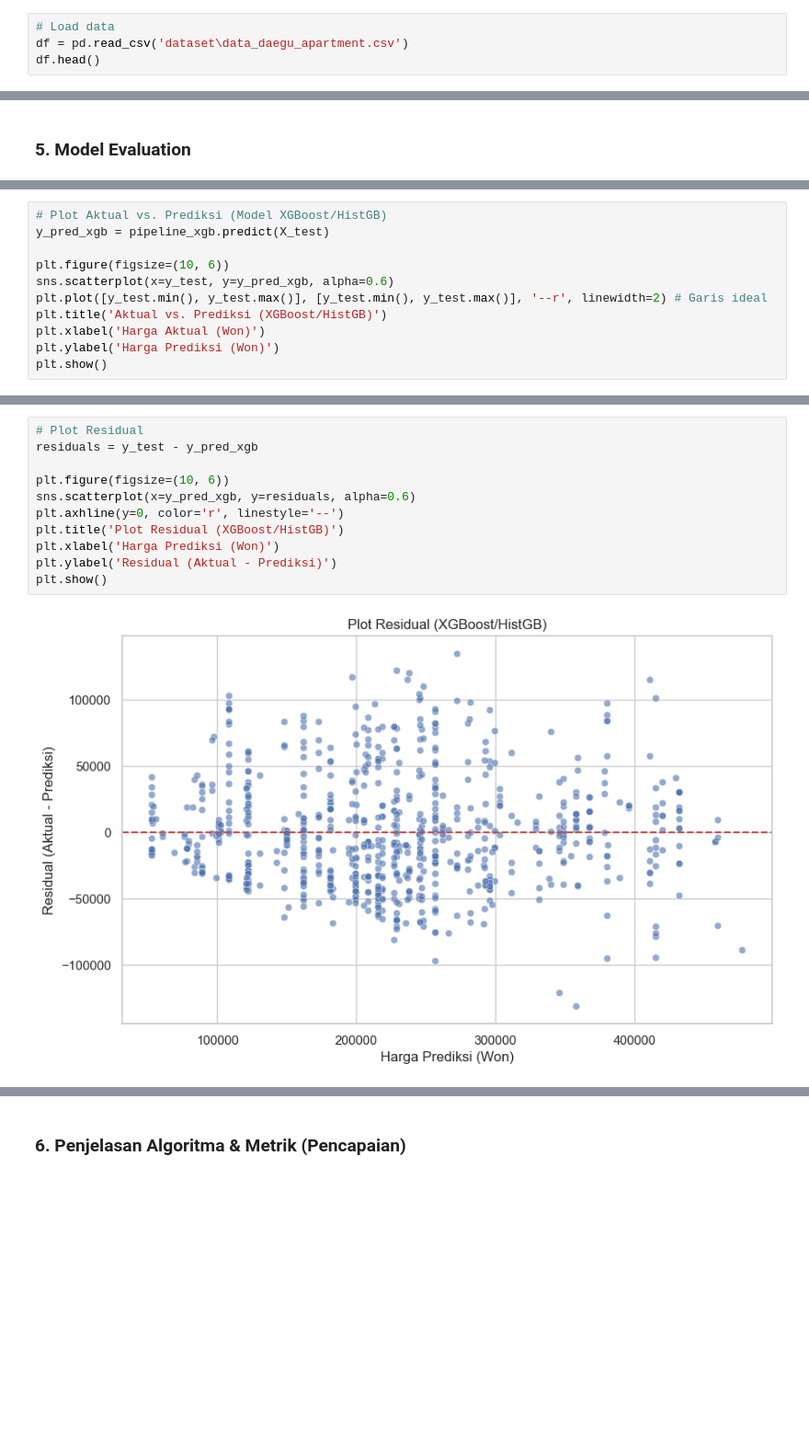
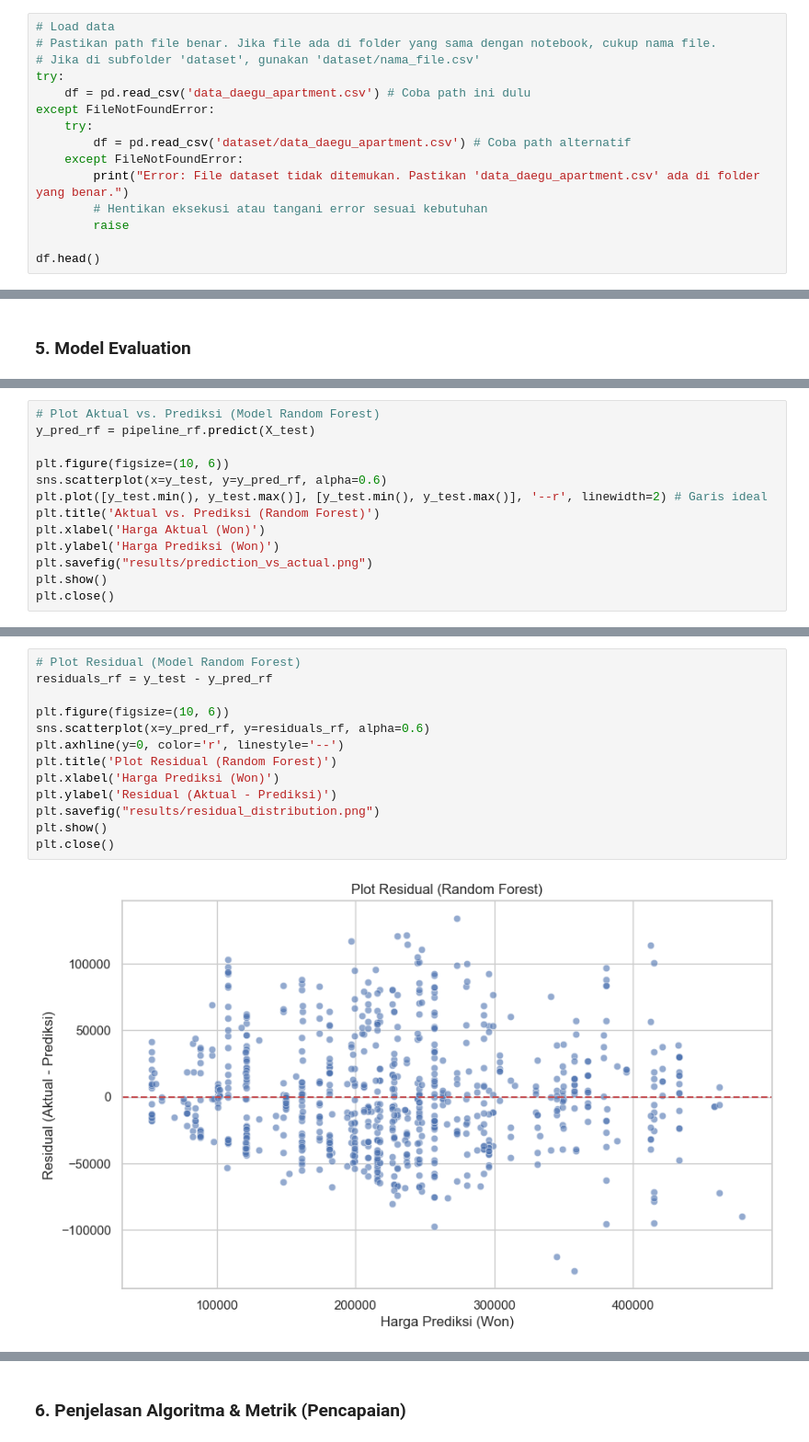
Before and after one commit to hanskym/ai-engineering-capstone, a Jupyter notebook: capstone-2/notebook.ipynb, the cells around one changed output, grey strips where cells are left out. Shown: that part at 92% size. Saved outputs shown, nothing was run; the diff lists cells and outputs as text; blank space fills up the shorter version.

```diff
--- a/capstone-2/notebook.ipynb
+++ b/capstone-2/notebook.ipynb
@@ -78,7 +80,18 @@ print(f"xgboost available: {XGB_AVAILABLE}")
 xgboost available: True
 # %%
 # Load data
-df = pd.read_csv('dataset\data_daegu_apartment.csv')
+# Pastikan path file benar. Jika file ada di folder yang sama dengan notebook, cukup nama file.
+# Jika di subfolder 'dataset', gunakan 'dataset/nama_file.csv'
+try:
+    df = pd.read_csv('data_daegu_apartment.csv') # Coba path ini dulu
+except FileNotFoundError:
+    try:
+        df = pd.read_csv('dataset/data_daegu_apartment.csv') # Coba path alternatif
+    except FileNotFoundError:
+        print("Error: File dataset tidak ditemukan. Pastikan 'data_daegu_apartment.csv' ada di folder yang benar.")
+        # Hentikan eksekusi atau tangani error sesuai kebutuhan
+        raise
+
 df.head()
 # %% [output]
 |  | HallwayType | TimeToSubway | SubwayStation | N_FacilitiesNearBy(ETC) | N_FacilitiesNearBy(PublicOffice) | ... |
@@ -366,12 +376,14 @@ Secara keseluruhan, **Random Forest** menjadi pilihan terbaik untuk prediksi har
 # %%
-# Plot Aktual vs. Prediksi (Model XGBoost/HistGB)
-y_pred_xgb = pipeline_xgb.predict(X_test)
+# Plot Aktual vs. Prediksi (Model Random Forest)
+y_pred_rf = pipeline_rf.predict(X_test)
 
 plt.figure(figsize=(10, 6))
-sns.scatterplot(x=y_test, y=y_pred_xgb, alpha=0.6)
+sns.scatterplot(x=y_test, y=y_pred_rf, alpha=0.6)
 plt.plot([y_test.min(), y_test.max()], [y_test.min(), y_test.max()], '--r', linewidth=2) # Garis ideal
-plt.title('Aktual vs. Prediksi (XGBoost/HistGB)')
+plt.title('Aktual vs. Prediksi (Random Forest)')
 plt.xlabel('Harga Aktual (Won)')
 plt.ylabel('Harga Prediksi (Won)')
+plt.savefig("results/prediction_vs_actual.png")
 plt.show()
+plt.close()
 # %% [output]
@@ -379,14 +391,16 @@ plt.show()
 # %%
-# Plot Residual
-residuals = y_test - y_pred_xgb
+# Plot Residual (Model Random Forest)
+residuals_rf = y_test - y_pred_rf
 
 plt.figure(figsize=(10, 6))
-sns.scatterplot(x=y_pred_xgb, y=residuals, alpha=0.6)
+sns.scatterplot(x=y_pred_rf, y=residuals_rf, alpha=0.6)
 plt.axhline(y=0, color='r', linestyle='--')
-plt.title('Plot Residual (XGBoost/HistGB)')
+plt.title('Plot Residual (Random Forest)')
 plt.xlabel('Harga Prediksi (Won)')
 plt.ylabel('Residual (Aktual - Prediksi)')
+plt.savefig("results/residual_distribution.png")
 plt.show()
+plt.close()
 # %% [output]
-[figure, old version]
+[figure, new version]
 # %% [markdown]
```
Also changed, not shown: parts of 27 cells of this notebook, 9 other files.
